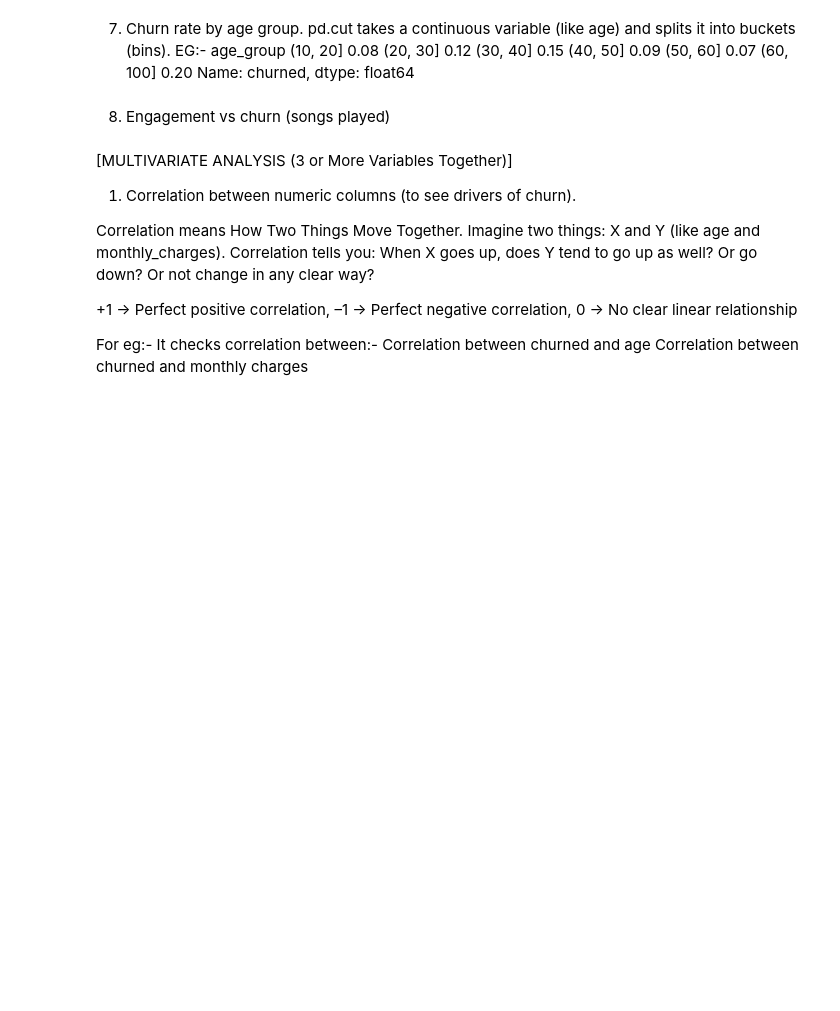
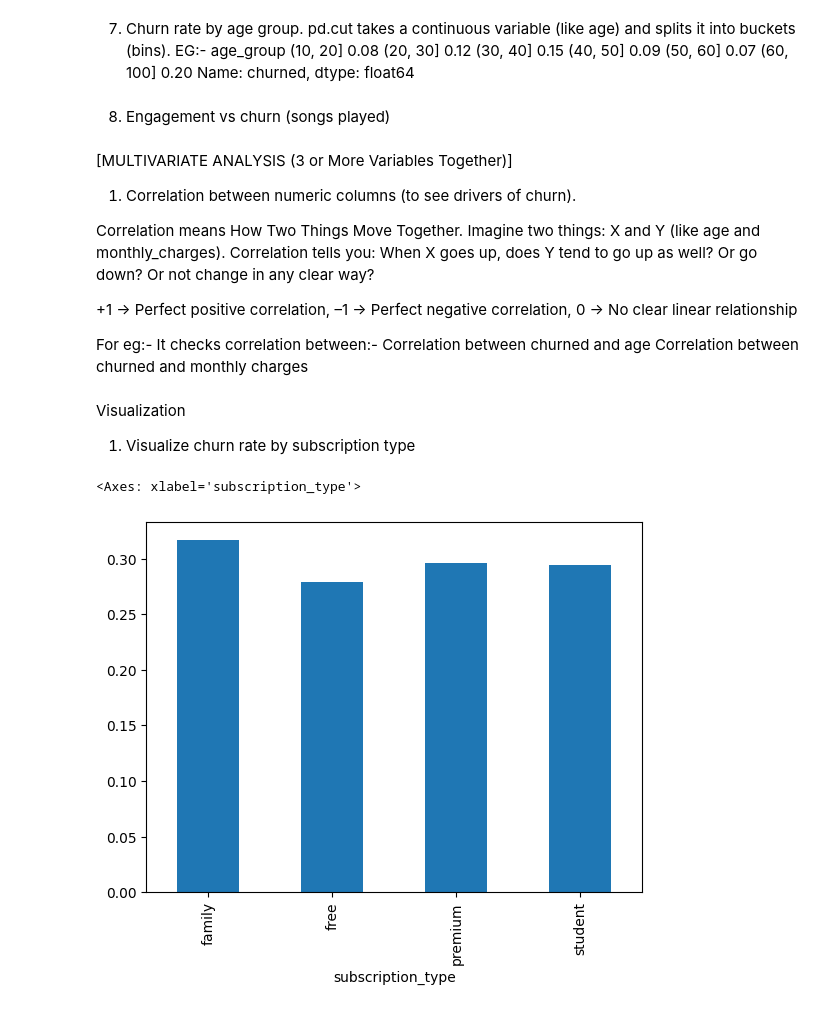
Before and after one commit to Garima-Shrestha/DataSprint, a Jupyter notebook: datawave.ipynb, the cells around one changed output. Drawn from its saved outputs; the diff is of its cells as text; code cells hidden in the pictures; blank space fills up the shorter version.

Commit message:
Visualization done

```diff
--- a/datawave.ipynb
+++ b/datawave.ipynb
@@ -254,3 +254,11 @@ Correlation between churned and age
 Correlation between churned and monthly charges
 # %%
 df.corr(numeric_only=True)['churned'].sort_values(ascending=False)
+# %% [markdown]
+Visualization
+1. Visualize churn rate by subscription type
+# %%
+df.groupby('subscription_type')['churned'].mean().plot(kind='bar')
+# %% [output]
+<Axes: xlabel='subscription_type'>
+[figure, added]
```
Also changed, not shown: parts of 12 cells of this notebook.
